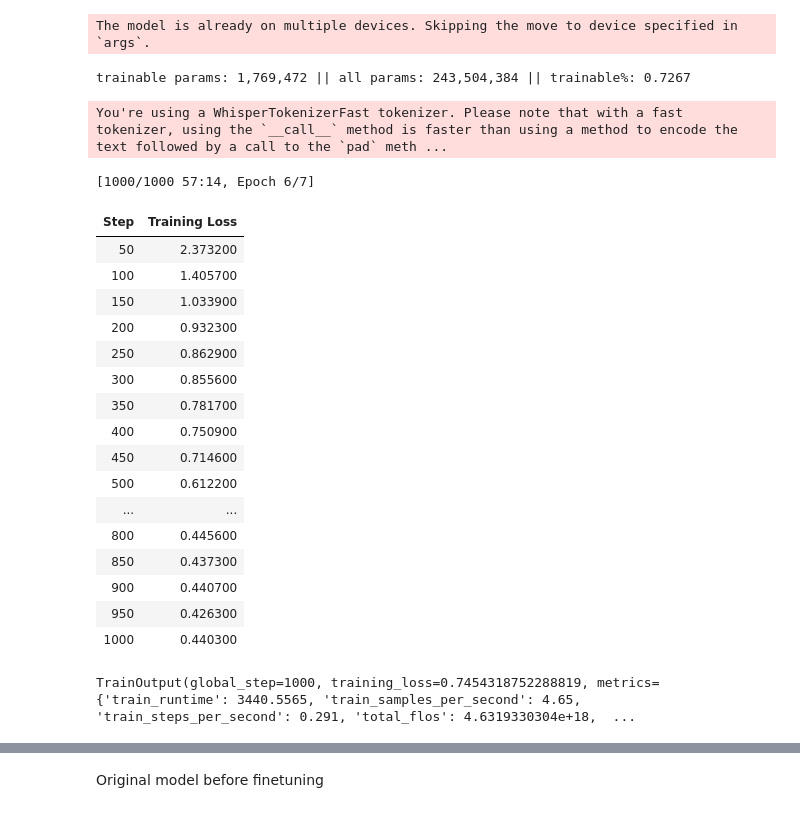
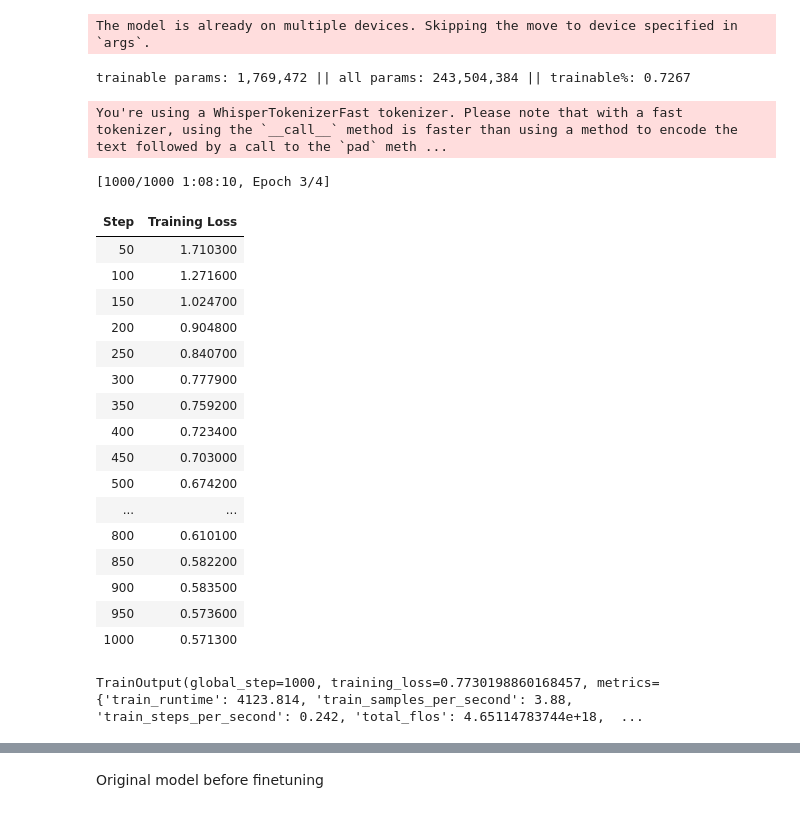
Before and after one commit to VictorAbhi/speechbridge, a Jupyter notebook: notebooks/finetuning_for_nepali.ipynb, the cells around one changed output, grey strips where cells are left out. Saved outputs shown, nothing was run; the diff lists cells and outputs as text; code cells hidden in the pictures.

```diff
--- a/notebooks/finetuning_for_nepali.ipynb
+++ b/notebooks/finetuning_for_nepali.ipynb
@@ -259,7 +317,7 @@ max_steps = 1000
 save_steps = 200
 logging_steps = 50
 
-experiment_name = f"whisper-{model_id}-lora-nepali"
+experiment_name = f"whisper-{model_id}-nep-parliament"
 
 # -----------------------------
 # Load processor and model
@@ -315,48 +373,48 @@ training_args = Seq2SeqTrainingArguments(
     logging_steps=logging_steps,
     eval_steps=200,
     save_total_limit=3,
     predict_with_generate=True,
     generation_max_length=225,
     report_to=["tensorboard"],
     remove_unused_columns=False,
     fp16=fp16,
 )
 
 # -----------------------------
 # Trainer
 # -----------------------------
 trainer = Seq2SeqTrainer(
     model=model,
     args=training_args,
     train_dataset=nepali_train["train"],
     eval_dataset=nepali_train["test"],
     data_collator=data_collator,
     tokenizer=processor.feature_extractor,
     compute_metrics=compute_metrics,
 )
 
 # Start training
 trainer.train()
 # %% [output]
 The model is already on multiple devices. Skipping the move to device specified in `args`.
 trainable params: 1,769,472 || all params: 243,504,384 || trainable%: 0.7267
 You're using a WhisperTokenizerFast tokenizer. Please note that with a fast tokenizer, using the `__call__` method is faster than using a method to encode the text followed by a call to the `pad` meth ...
-[1000/1000 57:14, Epoch 6/7]
+[1000/1000 1:08:10, Epoch 3/4]
 | Step | Training Loss |
-| 50 | 2.373200 |
-| 100 | 1.405700 |
-| 150 | 1.033900 |
-| 200 | 0.932300 |
-| 250 | 0.862900 |
-| 300 | 0.855600 |
-| 350 | 0.781700 |
-| 400 | 0.750900 |
-| 450 | 0.714600 |
-| 500 | 0.612200 |
+| 50 | 1.710300 |
+| 100 | 1.271600 |
+| 150 | 1.024700 |
+| 200 | 0.904800 |
+| 250 | 0.840700 |
+| 300 | 0.777900 |
+| 350 | 0.759200 |
+| 400 | 0.723400 |
+| 450 | 0.703000 |
+| 500 | 0.674200 |
 | ... | ... |
-| 800 | 0.445600 |
-| 850 | 0.437300 |
-| 900 | 0.440700 |
-| 950 | 0.426300 |
-| 1000 | 0.440300 |
+| 800 | 0.610100 |
+| 850 | 0.582200 |
+| 900 | 0.583500 |
+| 950 | 0.573600 |
+| 1000 | 0.571300 |
-TrainOutput(global_step=1000, training_loss=0.7454318752288819, metrics={'train_runtime': 3440.5565, 'train_samples_per_second': 4.65, 'train_steps_per_second': 0.291, 'total_flos': 4.6319330304e+18,  ...
+TrainOutput(global_step=1000, training_loss=0.7730198860168457, metrics={'train_runtime': 4123.814, 'train_samples_per_second': 3.88, 'train_steps_per_second': 0.242, 'total_flos': 4.65114783744e+18,  ...
```
Also changed, not shown: parts of 34 cells of this notebook.
